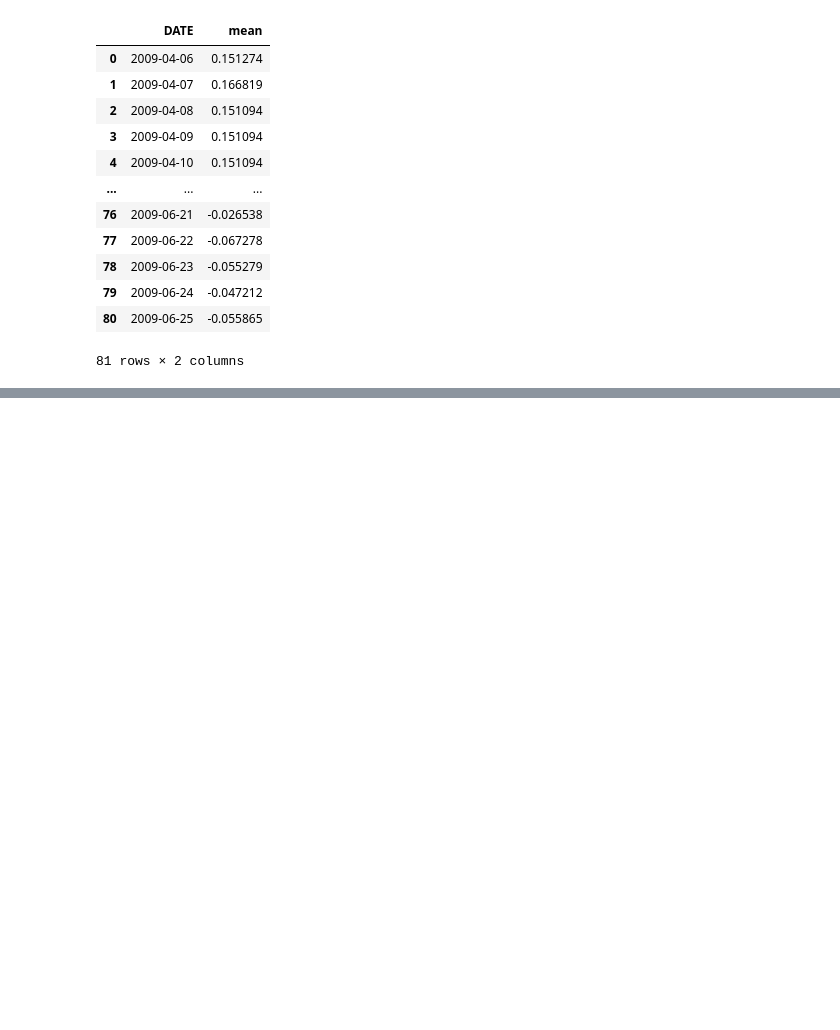
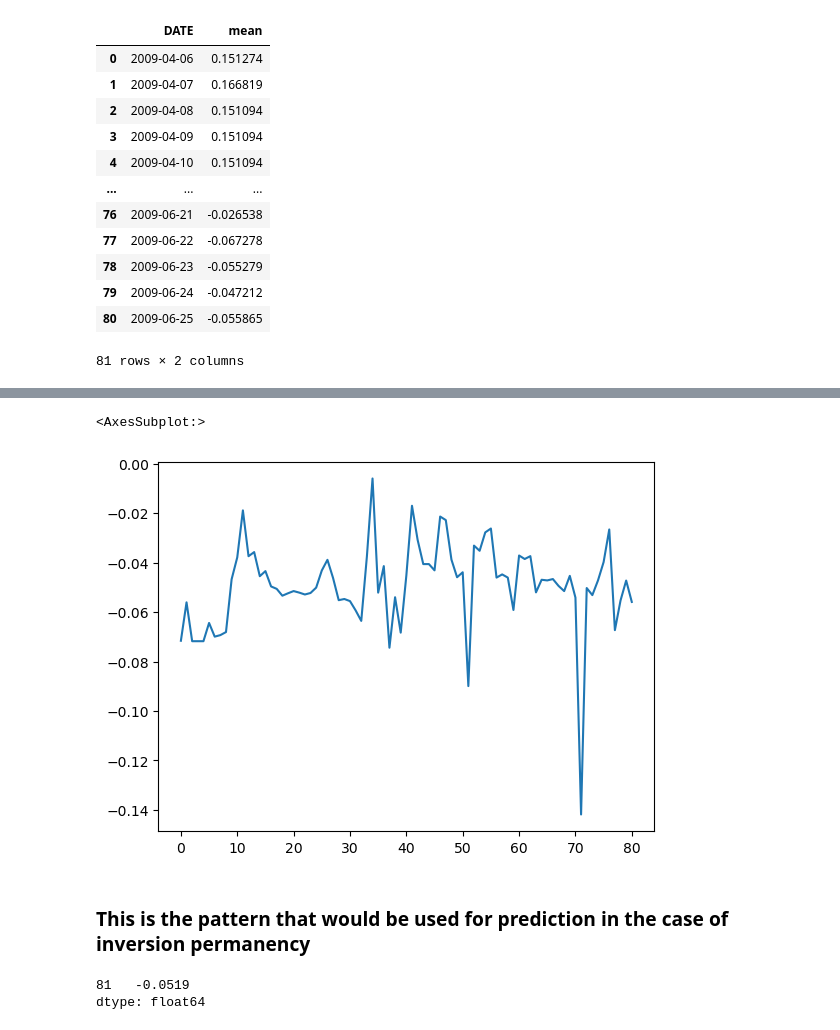
Before and after one commit to milooranm/ForecastingSentiment, a Jupyter notebook: Sentiment and imputation.ipynb, the cells around one changed output, grey strips where cells are left out. Drawn from its saved outputs; the diff is of its cells as text; code cells hidden in the pictures; blank space fills up the shorter version.

Commit message:
so I added a TSA assuming temporary inversion

```diff
--- a/Sentiment and imputation.ipynb
+++ b/Sentiment and imputation.ipynb
@@ -1020,0 +1047,3 @@ imputed_sentiment.to_csv('AverageDailySentiment', index=False)
+# %%
+neg_domain['negmeans'] = neg_domain['mean']-neg_domain['mean'].mean()
+neg_domain
@@ -1020,0 +1061,3 @@ imputed_sentiment.to_csv('AverageDailySentiment', index=False)
+# %%
+df_copy['negmeans'] = df_copy['mean']-df_copy['mean'].mean()
+df_copy
@@ -1020,0 +1078,22 @@ imputed_sentiment.to_csv('AverageDailySentiment', index=False)
+# %%
+nodomain= pd.concat([df_copy,neg_domain], axis = 0)
+nodomain['negmeans'] = nodomain['negmeans']-0.049158
+nodomain['negmeans'].plot(kind='line')
+# %% [output]
+<AxesSubplot:>
+[figure, added]
+# %% [markdown]
+### This is the pattern that would be used for prediction in the case of inversion permanency
+# %%
+# SARIMA example
+from statsmodels.tsa.statespace.sarimax import SARIMAX
+
+# fit model
+model = SARIMAX(nodomain['negmeans'], order=(1, 1, 1), seasonal_order=(0, 0, 0, 0))
+model_fit = model.fit(disp=False)
+# make prediction
+yhat = model_fit.predict(len(nodomain), len(nodomain))
+print(yhat)
+# %% [output]
+81   -0.0519
+dtype: float64
```
Also changed, not shown: parts of 18 cells of this notebook.
